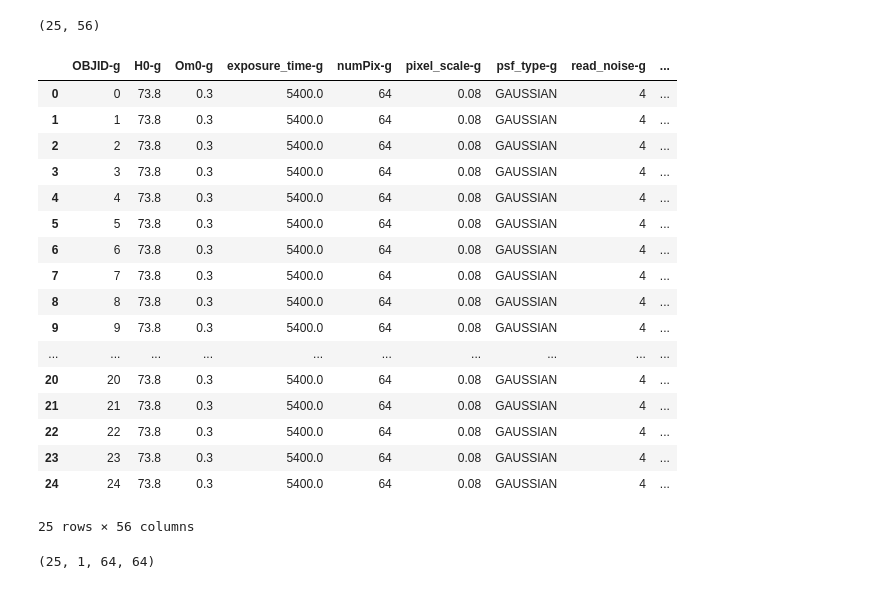
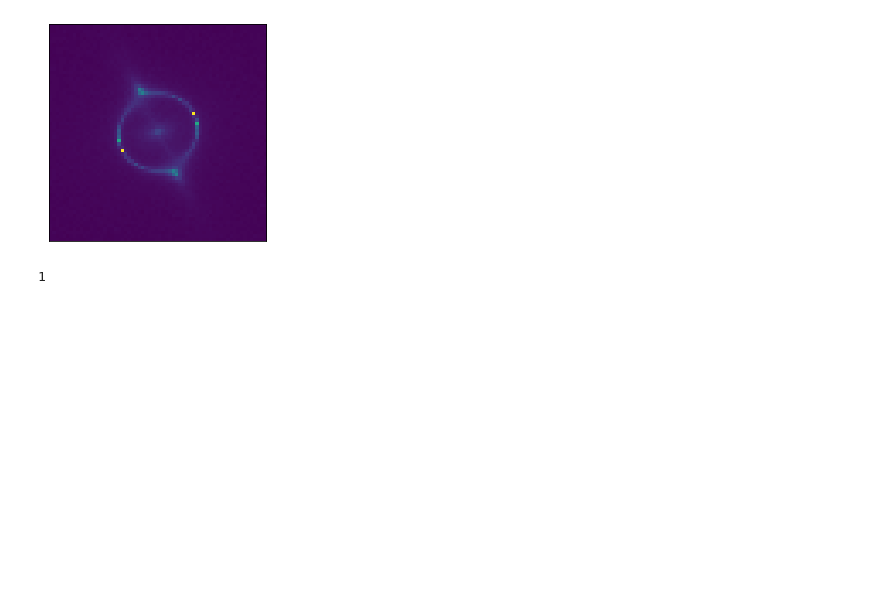
Before and after one commit to emmahoggett/Error_class_lenstronomy, a Jupyter notebook: Simulations/deeplens.ipynb, the cells around one changed output. Cells and saved outputs as stored; diff of their text form; code cells hidden in the pictures; blank space fills up the shorter version.

```diff
--- a/Simulations/deeplens.ipynb
+++ b/Simulations/deeplens.ipynb
@@ -36,25 +79,8 @@ print(type(dataset.CONFIGURATION_1_metadata))
+# %%
+view_image(image_real)
+# %% [output]
+[figure, added]
 # %%
-dataset.CONFIGURATION_1_metadata.shape
+dataset.CONFIGURATION_1_images.shape[1]
 # %% [output]
-(25, 56)
+1
-# %%
-dataset.CONFIGURATION_1_metadata
-# %% [output]
-|  | OBJID-g | H0-g | Om0-g | exposure_time-g | numPix-g | pixel_scale-g | psf_type-g | read_noise-g | ... |
-| 0 | 0 | 73.8 | 0.3 | 5400.0 | 64 | 0.08 | GAUSSIAN | 4 | ... |
-| 1 | 1 | 73.8 | 0.3 | 5400.0 | 64 | 0.08 | GAUSSIAN | 4 | ... |
-| 2 | 2 | 73.8 | 0.3 | 5400.0 | 64 | 0.08 | GAUSSIAN | 4 | ... |
-| 3 | 3 | 73.8 | 0.3 | 5400.0 | 64 | 0.08 | GAUSSIAN | 4 | ... |
-| 4 | 4 | 73.8 | 0.3 | 5400.0 | 64 | 0.08 | GAUSSIAN | 4 | ... |
-| 5 | 5 | 73.8 | 0.3 | 5400.0 | 64 | 0.08 | GAUSSIAN | 4 | ... |
-| 6 | 6 | 73.8 | 0.3 | 5400.0 | 64 | 0.08 | GAUSSIAN | 4 | ... |
-| 7 | 7 | 73.8 | 0.3 | 5400.0 | 64 | 0.08 | GAUSSIAN | 4 | ... |
-| 8 | 8 | 73.8 | 0.3 | 5400.0 | 64 | 0.08 | GAUSSIAN | 4 | ... |
-| 9 | 9 | 73.8 | 0.3 | 5400.0 | 64 | 0.08 | GAUSSIAN | 4 | ... |
-| ... | ... | ... | ... | ... | ... | ... | ... | ... | ... |
-| 20 | 20 | 73.8 | 0.3 | 5400.0 | 64 | 0.08 | GAUSSIAN | 4 | ... |
-| 21 | 21 | 73.8 | 0.3 | 5400.0 | 64 | 0.08 | GAUSSIAN | 4 | ... |
-| 22 | 22 | 73.8 | 0.3 | 5400.0 | 64 | 0.08 | GAUSSIAN | 4 | ... |
-| 23 | 23 | 73.8 | 0.3 | 5400.0 | 64 | 0.08 | GAUSSIAN | 4 | ... |
-| 24 | 24 | 73.8 | 0.3 | 5400.0 | 64 | 0.08 | GAUSSIAN | 4 | ... |
-25 rows × 56 columns
@@ -65,5 +87 @@ np.savetxt('test.csv', x, delimiter=',')
-# %%
-dataset.CONFIGURATION_1_images.shape
-# %% [output]
-(25, 1, 64, 64)
 # %%
```
Also changed, not shown: parts of 18 cells of this notebook, 17 other files.
